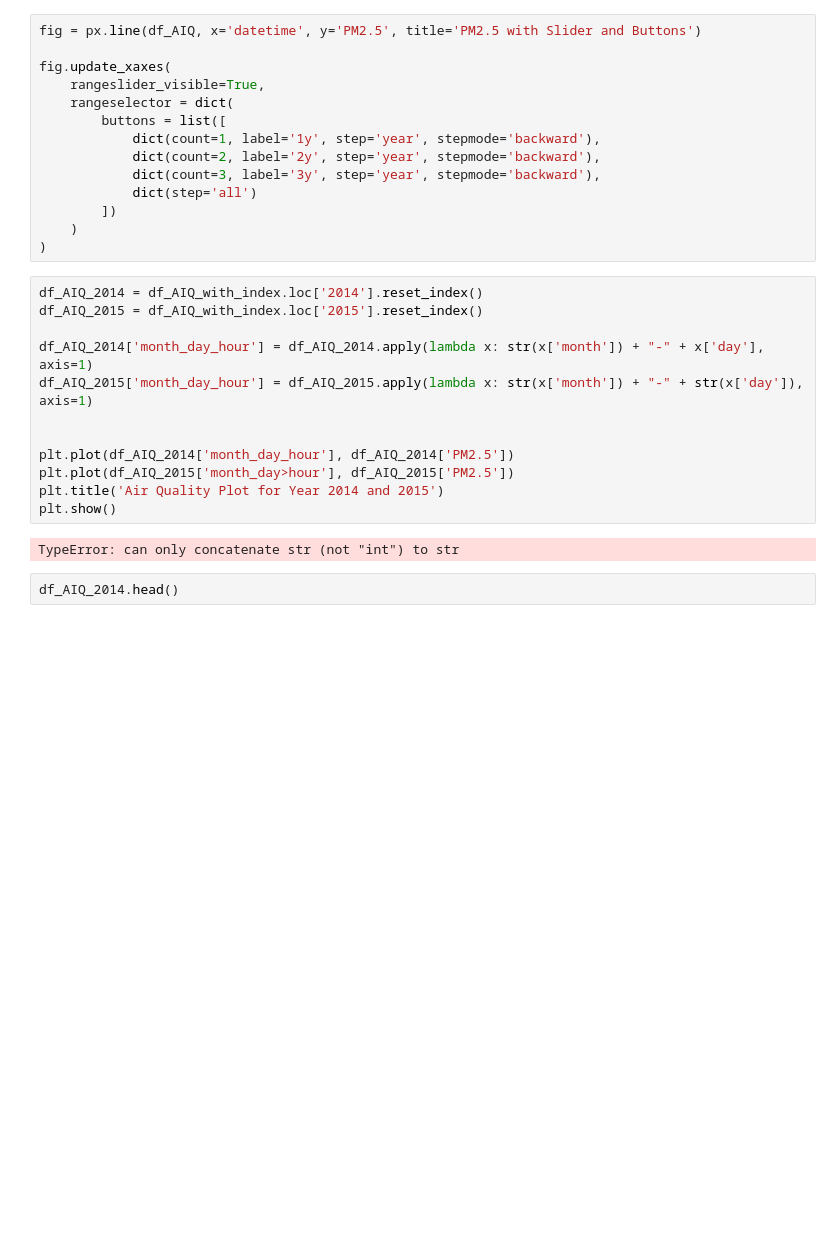
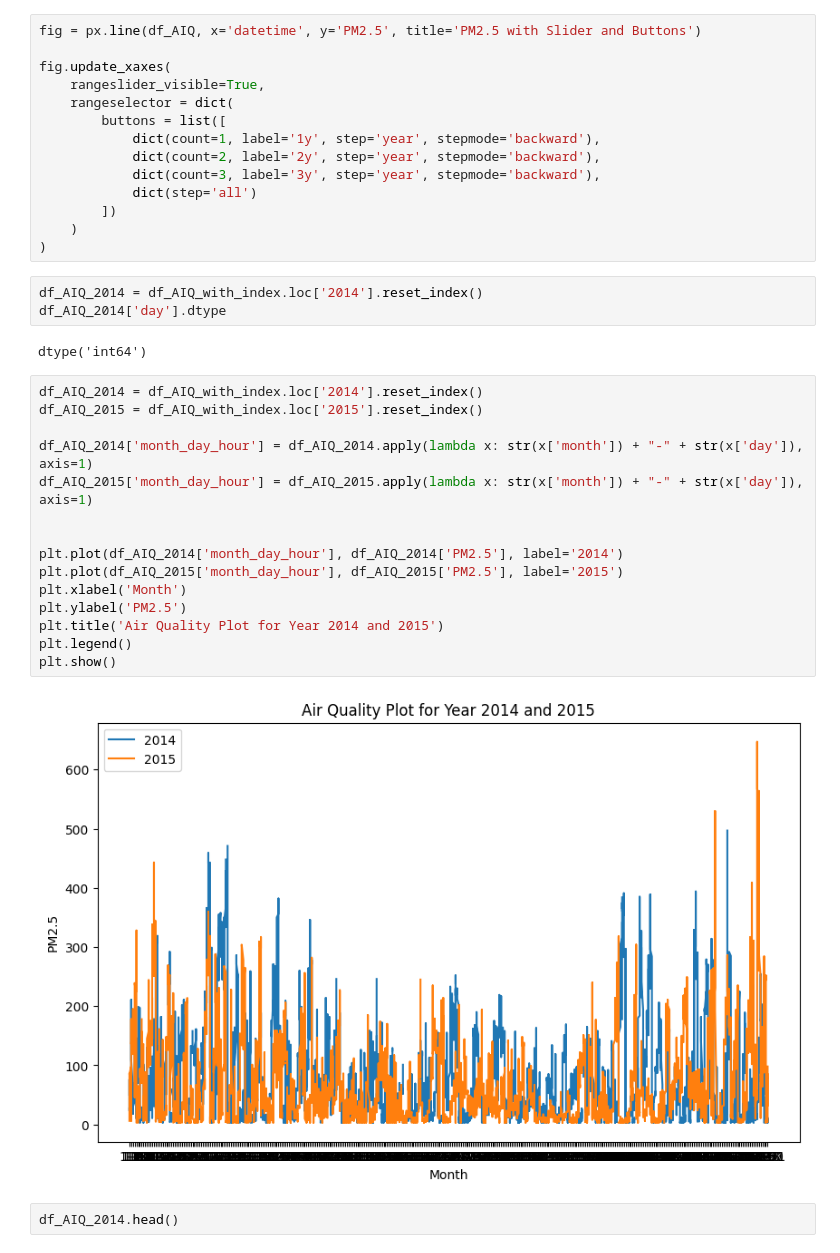
Before and after one commit to FahimS45/ML_projects_under_development, a Jupyter notebook: Anomaly Detection on Time Series Analysis/Time Series EDA.ipynb, the cells around one changed output. Drawn from its saved outputs; the diff is of its cells as text; blank space fills up the shorter version.

```diff
--- a/Anomaly Detection on Time Series Analysis/Time Series EDA.ipynb
+++ b/Anomaly Detection on Time Series Analysis/Time Series EDA.ipynb
@@ -193,20 +193,28 @@ fig.update_xaxes(
         ])
     )
 )
+# %%
+df_AIQ_2014 = df_AIQ_with_index.loc['2014'].reset_index()
+df_AIQ_2014['day'].dtype
+# %% [output]
+dtype('int64')
 # %%
 df_AIQ_2014 = df_AIQ_with_index.loc['2014'].reset_index()
 df_AIQ_2015 = df_AIQ_with_index.loc['2015'].reset_index()
 
-df_AIQ_2014['month_day_hour'] = df_AIQ_2014.apply(lambda x: str(x['month']) + "-" + x['day'], axis=1)
+df_AIQ_2014['month_day_hour'] = df_AIQ_2014.apply(lambda x: str(x['month']) + "-" + str(x['day']), axis=1)
 df_AIQ_2015['month_day_hour'] = df_AIQ_2015.apply(lambda x: str(x['month']) + "-" + str(x['day']), axis=1)
 
 
-plt.plot(df_AIQ_2014['month_day_hour'], df_AIQ_2014['PM2.5'])
-plt.plot(df_AIQ_2015['month_day>hour'], df_AIQ_2015['PM2.5'])
+plt.plot(df_AIQ_2014['month_day_hour'], df_AIQ_2014['PM2.5'], label='2014')
+plt.plot(df_AIQ_2015['month_day_hour'], df_AIQ_2015['PM2.5'], label='2015')
+plt.xlabel('Month')
+plt.ylabel('PM2.5')
 plt.title('Air Quality Plot for Year 2014 and 2015')
+plt.legend()
 plt.show()
 # %% [output]
-TypeError: can only concatenate str (not "int") to str
+[figure, added]
 # %%
 df_AIQ_2014.head()
 # %% [output]
```
